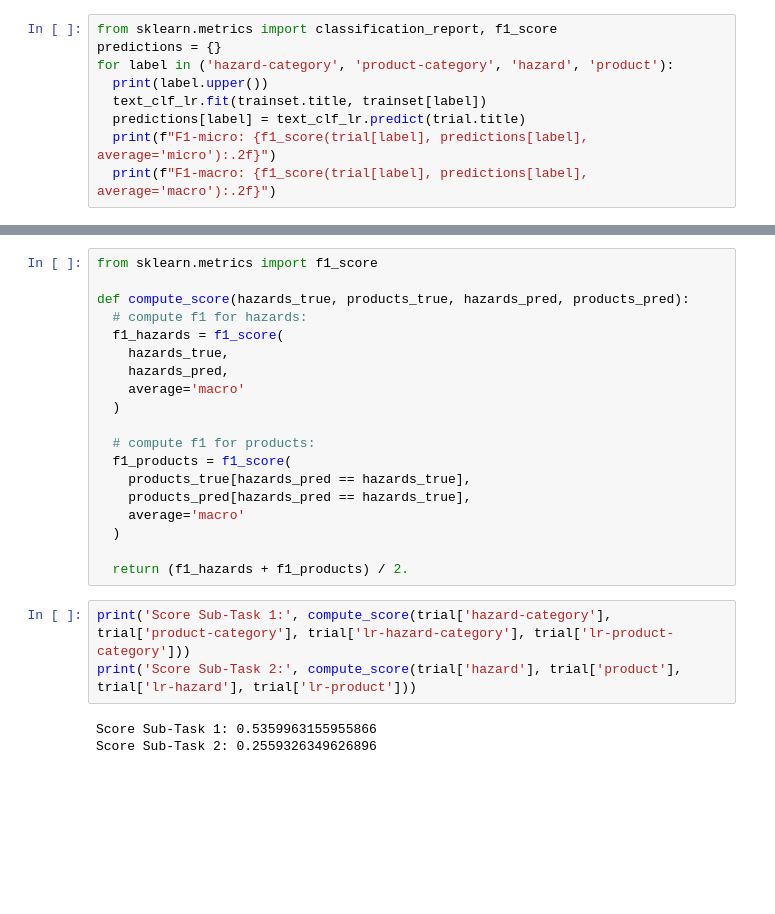
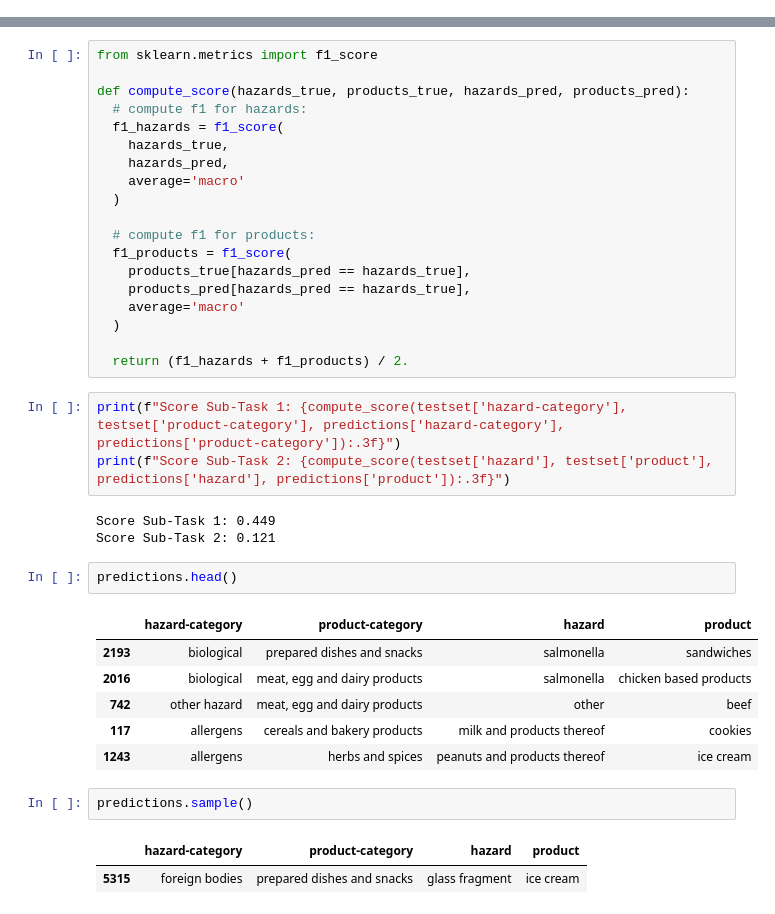
Before and after one commit to food-hazard-detection-semeval-2025/food-hazard-detection-semeval-2025.github.io, a Jupyter notebook: code/The_Food_Hazard_Detection_Challenge_SemEval_2024.ipynb, the cells around one changed output, grey strips where cells are left out. Cells and saved outputs as stored; diff of their text form; blank space fills up the shorter version.

```diff
--- a/code/The_Food_Hazard_Detection_Challenge_SemEval_2024.ipynb
+++ b/code/The_Food_Hazard_Detection_Challenge_SemEval_2024.ipynb
@@ -55,9 +62,0 @@ micro: 0.27
-# %%
-from sklearn.metrics import classification_report, f1_score
-predictions = {}
-for label in ('hazard-category', 'product-category', 'hazard', 'product'):
-  print(label.upper())
-  text_clf_lr.fit(trainset.title, trainset[label])
-  predictions[label] = text_clf_lr.predict(trial.title)
-  print(f"F1-micro: {f1_score(trial[label], predictions[label], average='micro'):.2f}")
-  print(f"F1-macro: {f1_score(trial[label], predictions[label], average='macro'):.2f}")
@@ -113,8 +80,22 @@ def compute_score(hazards_true, products_true, hazards_pred, products_pred):
 
   return (f1_hazards + f1_products) / 2.
 # %%
-print('Score Sub-Task 1:', compute_score(trial['hazard-category'], trial['product-category'], trial['lr-hazard-category'], trial['lr-product-category']))
-print('Score Sub-Task 2:', compute_score(trial['hazard'], trial['product'], trial['lr-hazard'], trial['lr-product']))
+print(f"Score Sub-Task 1: {compute_score(testset['hazard-category'], testset['product-category'], predictions['hazard-category'], predictions['product-category']):.3f}")
+print(f"Score Sub-Task 2: {compute_score(testset['hazard'], testset['product'], predictions['hazard'], predictions['product']):.3f}")
 # %% [output]
-Score Sub-Task 1: 0.5359963155955866
-Score Sub-Task 2: 0.2559326349626896
+Score Sub-Task 1: 0.449
+Score Sub-Task 2: 0.121
+# %%
+predictions.head()
+# %% [output]
+|  | hazard-category | product-category | hazard | product |
+| 2193 | biological | prepared dishes and snacks | salmonella | sandwiches |
+| 2016 | biological | meat, egg and dairy products | salmonella | chicken based products |
+| 742 | other hazard | meat, egg and dairy products | other | beef |
+| 117 | allergens | cereals and bakery products | milk and products thereof | cookies |
+| 1243 | allergens | herbs and spices | peanuts and products thereof | ice cream |
+# %%
+predictions.sample()
+# %% [output]
+|  | hazard-category | product-category | hazard | product |
+| 5315 | foreign bodies | prepared dishes and snacks | glass fragment | ice cream |
```
Also changed, not shown: parts of 9 cells of this notebook.
